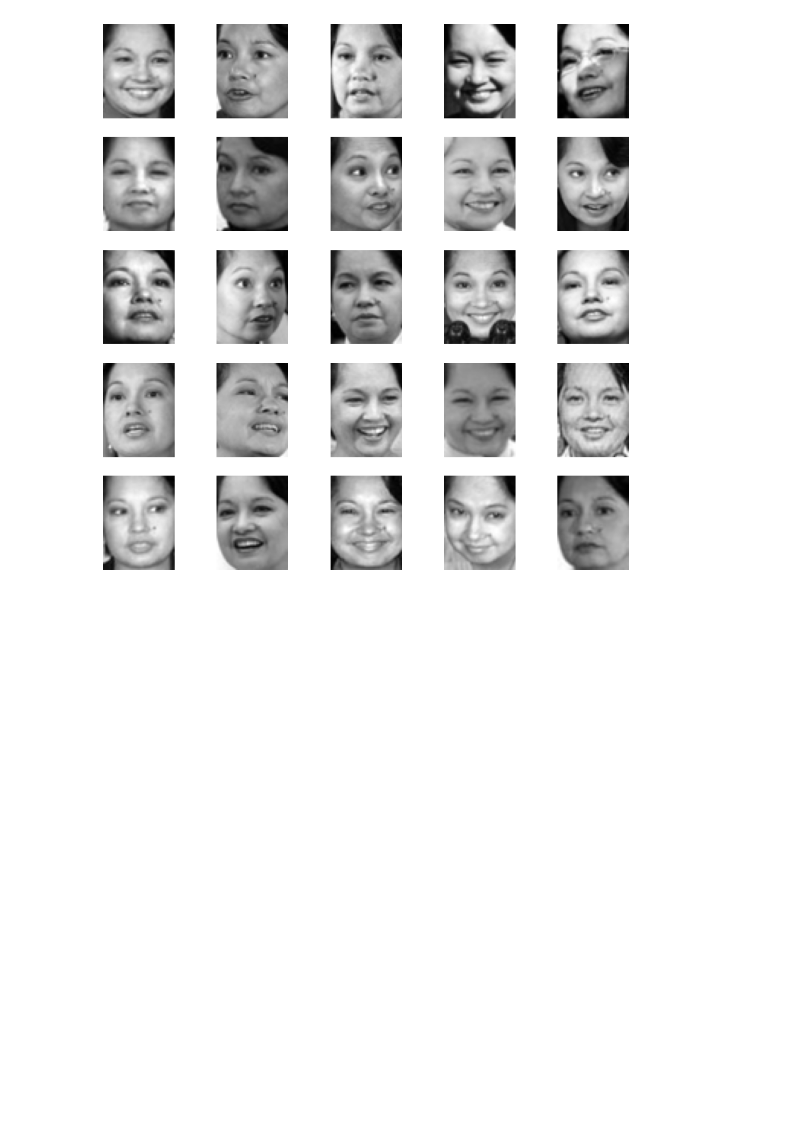
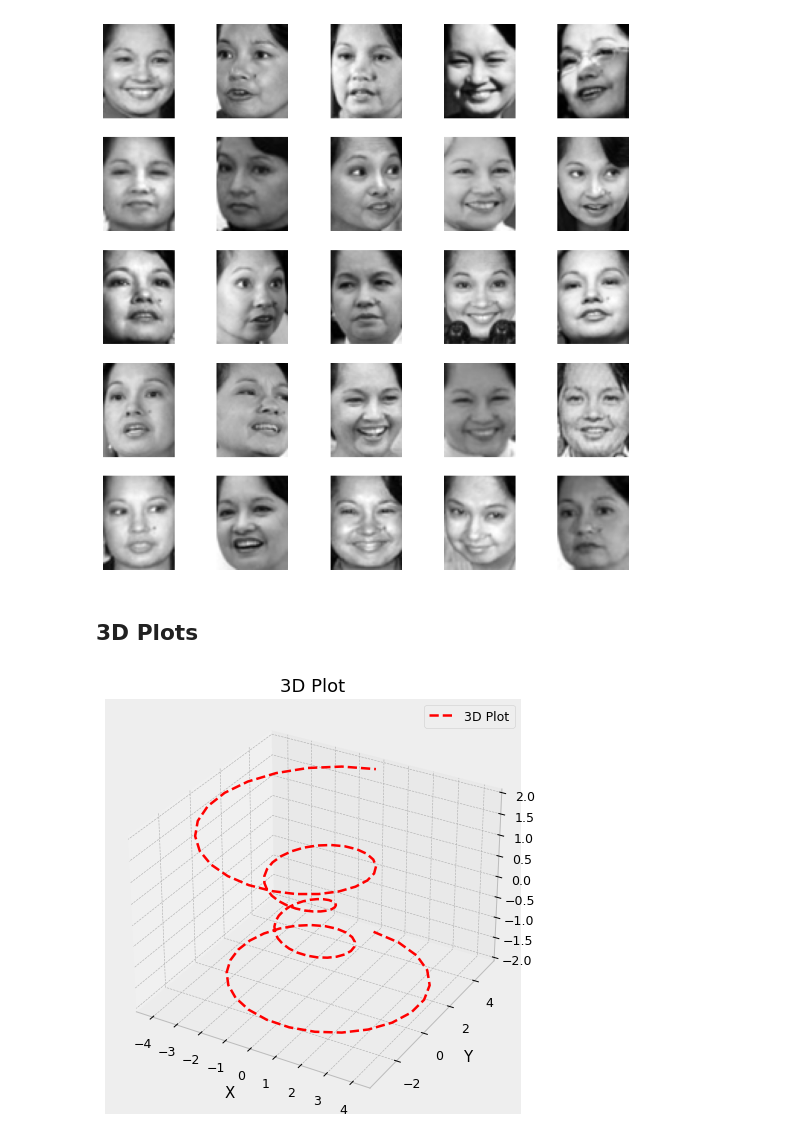
Before and after one commit to pcmoraesmenezes/Data-Science-and-Machine-Learning-Course, a Jupyter notebook: Introduction/data_visualization/matplotlib_int.ipynb, the cells around one changed output. Saved outputs shown, nothing was run; the diff lists cells and outputs as text; code cells hidden in the pictures; blank space fills up the shorter version.

```diff
--- a/Introduction/data_visualization/matplotlib_int.ipynb
+++ b/Introduction/data_visualization/matplotlib_int.ipynb
@@ -700,3 +700,5 @@ for i in range(5):
         k += 1
 # %% [output]
 [figure]
+# %% [markdown]
+## 3D Plots
@@ -702,0 +707,26 @@ for i in range(5):
+# %%
+fig = plt.figure(figsize=(6,6), dpi=90)
+ax = plt.axes(projection='3d') # projection is used to create a 3D plot
+
+theta = np.linspace(-4*np.pi, 4*np.pi, 100)
+
+Z = np.linspace(-2, 2, 100)
+
+r = Z**2 + 1
+
+X = r*np.sin(theta)
+
+Y = r*np.cos(theta)
+
+ax.plot(X, Y, Z, color='red', linestyle='--', label='3D Plot')
+
+ax.legend()
+plt.legend(loc='best')
+
+plt.title('3D Plot')
+plt.xlabel('X')
+plt.ylabel('Y')
+
+plt.show()
+# %% [output]
+[figure, added]
```
Also changed, not shown: parts of 9 cells of this notebook, 1 other file.
